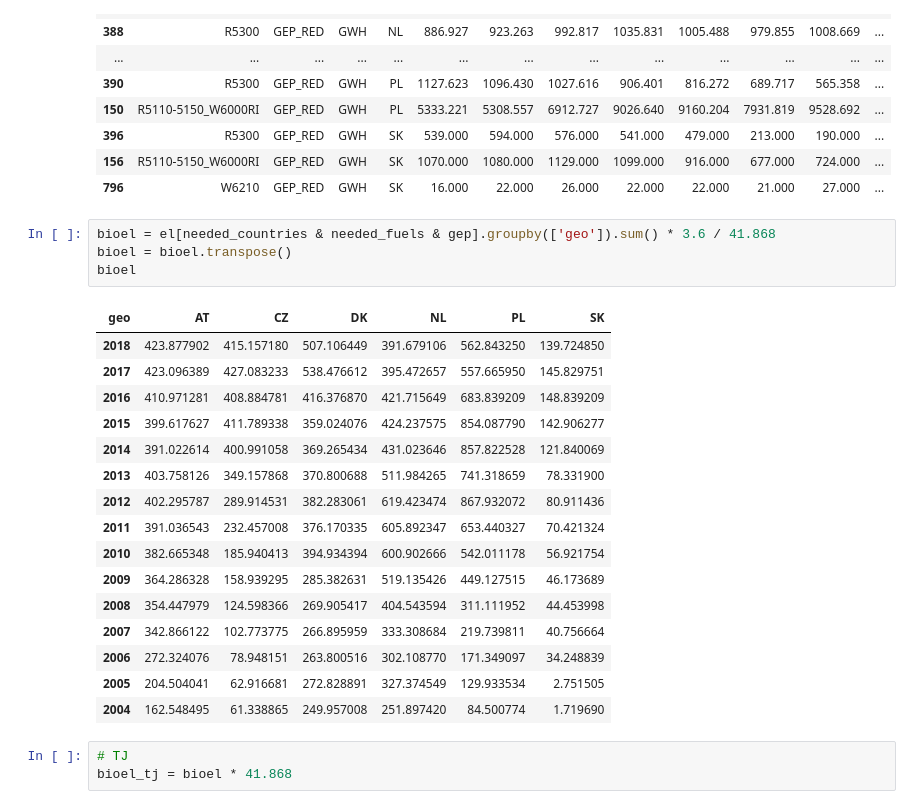
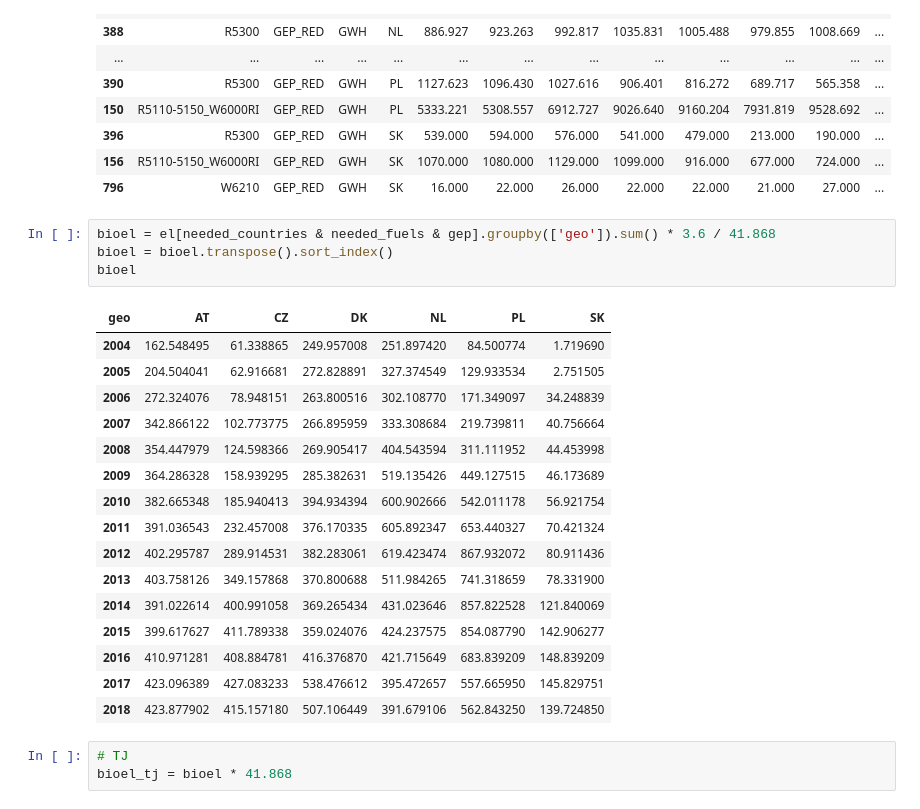
Before and after one commit to jandolezal/shares, a Jupyter notebook: shares.ipynb, the cells around one changed output. Saved outputs shown, nothing was run; the diff lists cells and outputs as text.

Commit message:
Bioenergy for all geo, sorted year - index

```diff
--- a/shares.ipynb
+++ b/shares.ipynb
@@ -117,25 +119,25 @@ el[needed_countries & needed_fuels].sort_values('geo')
 | 796 | W6210 | GEP_RED | GWH | SK | 16.000 | 22.000 | 26.000 | 22.000 | 22.000 | 21.000 | 27.000 | ... |
 # %%
 bioel = el[needed_countries & needed_fuels & gep].groupby(['geo']).sum() * 3.6 / 41.868
-bioel = bioel.transpose()
+bioel = bioel.transpose().sort_index()
 bioel
 # %% [output]
 | geo | AT | CZ | DK | NL | PL | SK |
+| 2004 | 162.548495 | 61.338865 | 249.957008 | 251.897420 | 84.500774 | 1.719690 |
+| 2005 | 204.504041 | 62.916681 | 272.828891 | 327.374549 | 129.933534 | 2.751505 |
+| 2006 | 272.324076 | 78.948151 | 263.800516 | 302.108770 | 171.349097 | 34.248839 |
+| 2007 | 342.866122 | 102.773775 | 266.895959 | 333.308684 | 219.739811 | 40.756664 |
+| 2008 | 354.447979 | 124.598366 | 269.905417 | 404.543594 | 311.111952 | 44.453998 |
+| 2009 | 364.286328 | 158.939295 | 285.382631 | 519.135426 | 449.127515 | 46.173689 |
+| 2010 | 382.665348 | 185.940413 | 394.934394 | 600.902666 | 542.011178 | 56.921754 |
+| 2011 | 391.036543 | 232.457008 | 376.170335 | 605.892347 | 653.440327 | 70.421324 |
+| 2012 | 402.295787 | 289.914531 | 382.283061 | 619.423474 | 867.932072 | 80.911436 |
+| 2013 | 403.758126 | 349.157868 | 370.800688 | 511.984265 | 741.318659 | 78.331900 |
+| 2014 | 391.022614 | 400.991058 | 369.265434 | 431.023646 | 857.822528 | 121.840069 |
+| 2015 | 399.617627 | 411.789338 | 359.024076 | 424.237575 | 854.087790 | 142.906277 |
+| 2016 | 410.971281 | 408.884781 | 416.376870 | 421.715649 | 683.839209 | 148.839209 |
+| 2017 | 423.096389 | 427.083233 | 538.476612 | 395.472657 | 557.665950 | 145.829751 |
 | 2018 | 423.877902 | 415.157180 | 507.106449 | 391.679106 | 562.843250 | 139.724850 |
-| 2017 | 423.096389 | 427.083233 | 538.476612 | 395.472657 | 557.665950 | 145.829751 |
-| 2016 | 410.971281 | 408.884781 | 416.376870 | 421.715649 | 683.839209 | 148.839209 |
-| 2015 | 399.617627 | 411.789338 | 359.024076 | 424.237575 | 854.087790 | 142.906277 |
-| 2014 | 391.022614 | 400.991058 | 369.265434 | 431.023646 | 857.822528 | 121.840069 |
-| 2013 | 403.758126 | 349.157868 | 370.800688 | 511.984265 | 741.318659 | 78.331900 |
-| 2012 | 402.295787 | 289.914531 | 382.283061 | 619.423474 | 867.932072 | 80.911436 |
-| 2011 | 391.036543 | 232.457008 | 376.170335 | 605.892347 | 653.440327 | 70.421324 |
-| 2010 | 382.665348 | 185.940413 | 394.934394 | 600.902666 | 542.011178 | 56.921754 |
-| 2009 | 364.286328 | 158.939295 | 285.382631 | 519.135426 | 449.127515 | 46.173689 |
-| 2008 | 354.447979 | 124.598366 | 269.905417 | 404.543594 | 311.111952 | 44.453998 |
-| 2007 | 342.866122 | 102.773775 | 266.895959 | 333.308684 | 219.739811 | 40.756664 |
-| 2006 | 272.324076 | 78.948151 | 263.800516 | 302.108770 | 171.349097 | 34.248839 |
-| 2005 | 204.504041 | 62.916681 | 272.828891 | 327.374549 | 129.933534 | 2.751505 |
-| 2004 | 162.548495 | 61.338865 | 249.957008 | 251.897420 | 84.500774 | 1.719690 |
 # %%
 # TJ
 bioel_tj = bioel * 41.868
```
Also changed, not shown: parts of 4 cells of this notebook, 15 other files.
